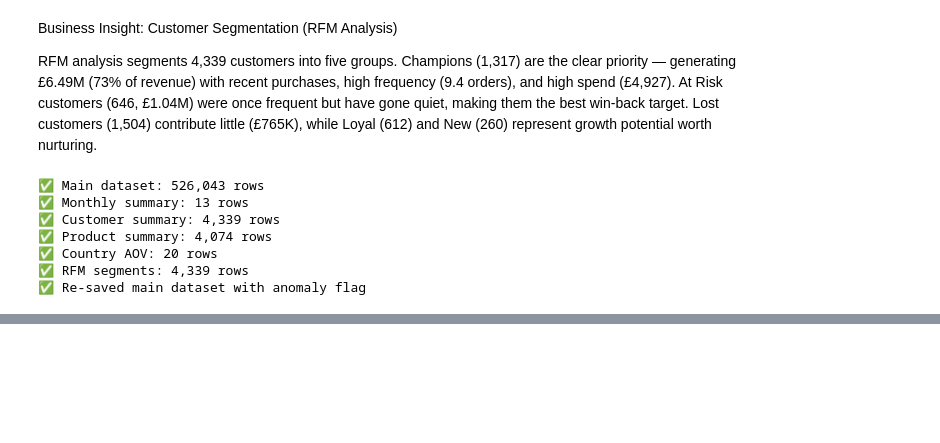
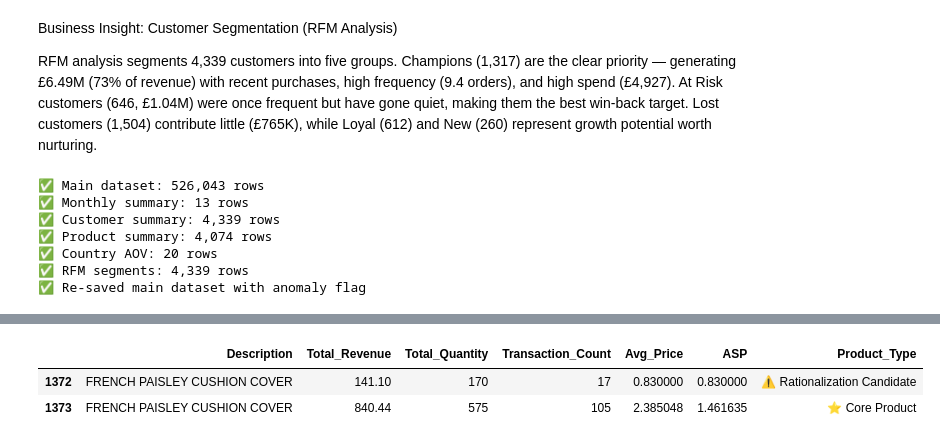
Before and after one commit to Tomisin510/Tomisin-Analytics, a Jupyter notebook: BuildLabs_Internship[Nexus_Fellowship]/Task1/Task_1.ipynb, the cells around one changed output, grey strips where cells are left out. Saved outputs shown, nothing was run; the diff lists cells and outputs as text; code cells hidden in the pictures; blank space fills up the shorter version.

```diff
--- a/BuildLabs_Internship[Nexus_Fellowship]/Task1/Task_1.ipynb
+++ b/BuildLabs_Internship[Nexus_Fellowship]/Task1/Task_1.ipynb
@@ -1533,0 +1565,6 @@ print("✅ Re-saved main dataset with anomaly flag")
+# %%
+product_summary[product_summary['Description'].str.startswith("FRENCH PAISLEY")]
+# %% [output]
+|  | Description | Total_Revenue | Total_Quantity | Transaction_Count | Avg_Price | ASP | Product_Type |
+| 1372 | FRENCH PAISLEY CUSHION COVER | 141.10 | 170 | 17 | 0.830000 | 0.830000 | ⚠️ Rationalization Candidate |
+| 1373 | FRENCH PAISLEY CUSHION COVER | 840.44 | 575 | 105 | 2.385048 | 1.461635 | ⭐ Core Product |
```
Also changed, not shown: parts of 4 cells of this notebook.
